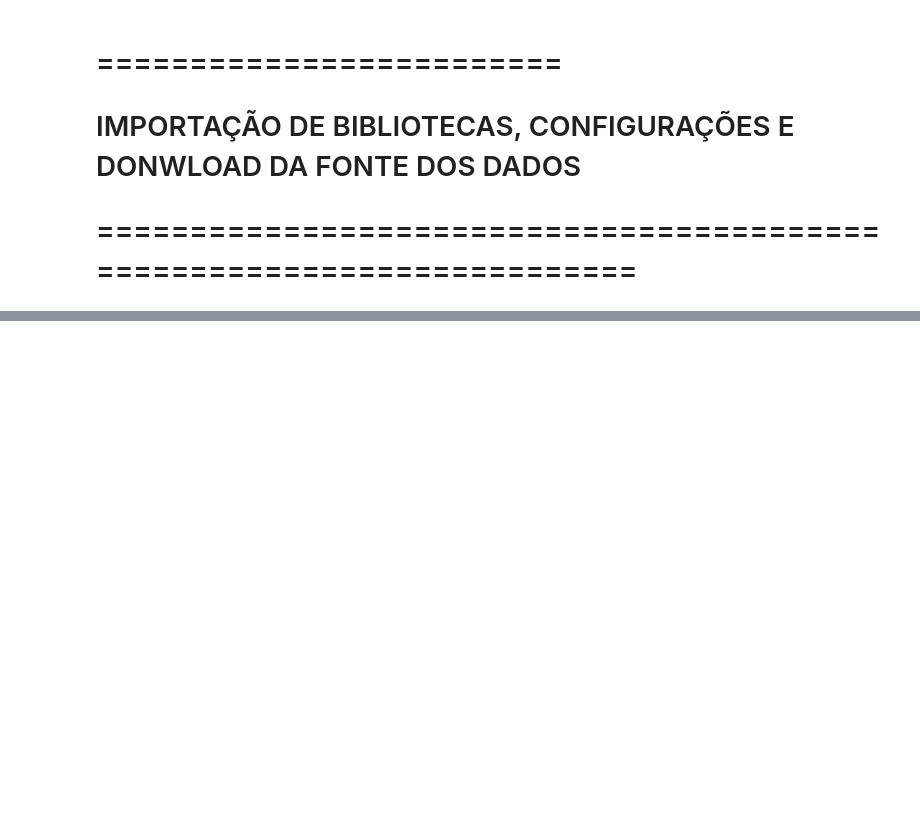
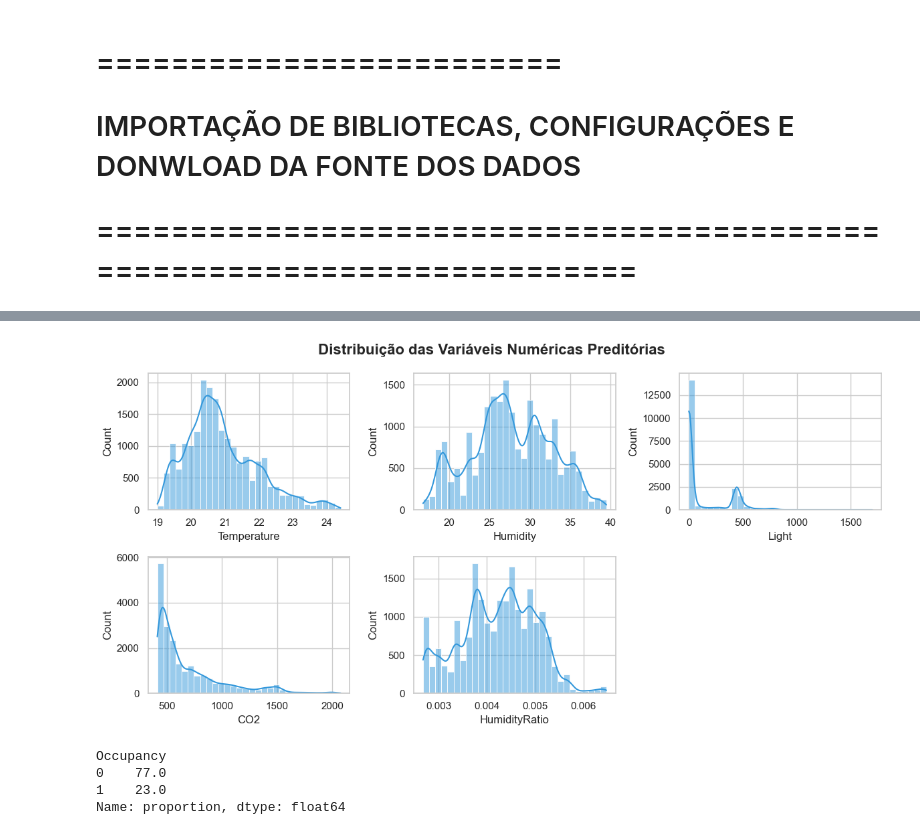
Before and after one commit to isaaclicCode/Projeto_de_Machine_Learning_Isaac_Trenard, a Jupyter notebook: notebooks/EDA.ipynb, the cells around one changed output, grey strips where cells are left out. Cells and saved outputs as stored; diff of their text form; code cells hidden in the pictures; blank space fills up the shorter version.

Commit message:
EDA concluida com sucesso, insight recolhidos para proximas etapas

```diff
--- a/notebooks/EDA.ipynb
+++ b/notebooks/EDA.ipynb
@@ -11,6 +11,10 @@ import pandas as pd
 import numpy as np
 import matplotlib.pyplot as plt
 import seaborn as sns
+import sklearn
+
+print('Bibliotecas importadas com sucesso!')
+print(f"Versão do Scikit-Learn: {sklearn.__version__}")
 
 # Modelo de Machine Learning Arvore de Decisão
 from sklearn.tree import DecisionTreeClassifier
@@ -18,6 +22,17 @@ from sklearn.model_selection import train_test_split
 from sklearn.metrics import accuracy_score, classification_report, confusion_matrix
 
 # Modelo de Machine LEarning KNN (K-Nearest Neighbors)
-from sklearn.neigbors import Knnclassifier
-from sklearn.processing import StandardScaler
+from sklearn.neighbors import KNeighborsClassifier
+from sklearn.preprocessing import StandardScaler
+
+print('Modelos de ML importados com sucesso!')
+
+# Carregamentos dos dados brutos
+df = pd.read_csv('C:\\Users\\miran\\OneDrive\\Desktop\\Curso_Integracao_IA_com_Dados\\Projeto_de_Machine_Learning_Isaac_Trenard\\data\\raw\\occupancy_completo.csv', sep=',', encoding='utf-8',parse_dates=['date'])
+print(f'Dados carregados com sucesso! Shape: {df.shape}')
+
+# Setting visuais dos nossos gráficos
+plt.rcParams['figure.figsize'] = (10, 5)
+sns.set_theme (style='whitegrid', palette='Set2')
+print('Configurações visuais aplicadas com sucesso!')
 # %% [output]
@@ -24,0 +97,14 @@ ModuleNotFoundError: No module named 'sklearn.neigbors'
+# %%
+# Histograma das variáveis numéricas preditorias
+
+variaveis_preditorias = ['Temperature', 'Humidity', 'Light', 'CO2', 'HumidityRatio']
+fig, axes = plt.subplots(nrows=2, ncols=3, figsize=(12, 6))
+axes = axes.flatten()
+for i, coluna in  enumerate(variaveis_preditorias):
+    sns.histplot(data=df, x=coluna, bins=30, kde=True, ax=axes[i] , color='#3498db')
+axes[5].axis('off')
+plt.suptitle('Distribuição das Variáveis Numéricas Preditórias', fontsize=16, fontweight='bold')
+plt.tight_layout()
+plt.show()
+# %% [output]
+[figure, added]
@@ -24,0 +127,8 @@ ModuleNotFoundError: No module named 'sklearn.neigbors'
+# %%
+# Analises da coluna alvo (Occupancy)
+df ['Occupancy'].value_counts(normalize=True).round(2) * 100
+# %% [output]
+Occupancy
+0    77.0
+1    23.0
+Name: proportion, dtype: float64
```
Also changed, not shown: parts of 10 cells of this notebook.
